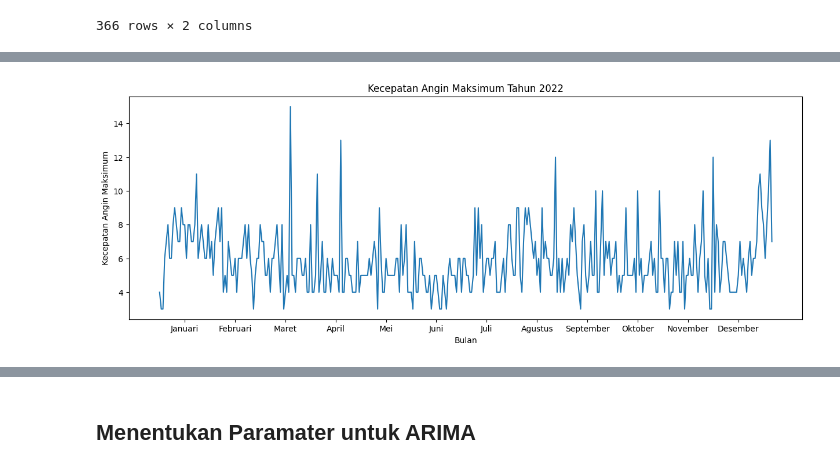
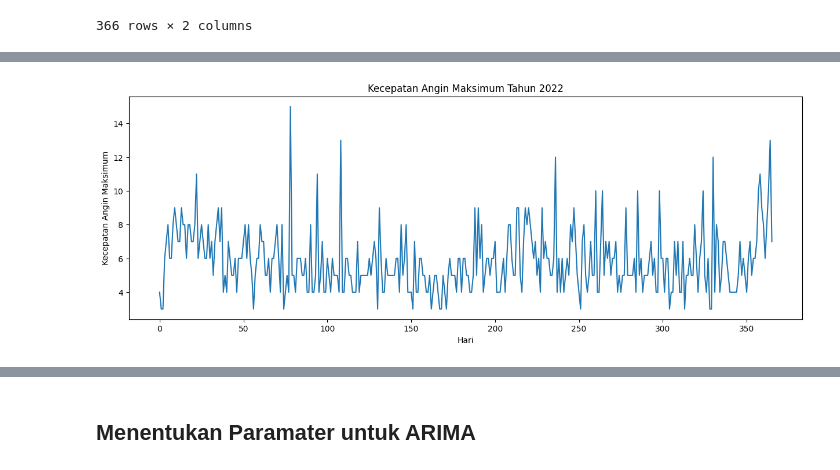
Before and after one commit to shamankares/prediksi-kecepatan-angin-TPI-ARIMA, a Jupyter notebook: Prediksi Kecepatan Angin Maksimal Tanjungpinang.ipynb, the cells around one changed output, grey strips where cells are left out. Cells and saved outputs as stored; diff of their text form; code cells hidden in the pictures.

```diff
--- a/Prediksi Kecepatan Angin Maksimal Tanjungpinang.ipynb
+++ b/Prediksi Kecepatan Angin Maksimal Tanjungpinang.ipynb
@@ -79,18 +130,12 @@ df_kecepatan_angin['tanggal'] = pd.to_datetime(df_kecepatan_angin['tanggal'], da
 # %%
 # Plot dataset
 fig, ax = plt.subplots(figsize=(15, 5))
 plt.plot(df_kecepatan_angin['kecepatan_maksimum'])
-ax.set_xticks([15, 45, 75,
-               105, 135, 165,
-               195, 225, 255,
-               285, 315, 345],
-              labels=['Januari', 'Februari', 'Maret',
-                      'April', 'Mei', 'Juni',
-                      'Juli', 'Agustus', 'September',
-                      'Oktober', 'November', 'Desember'])
-ax.set_xlabel('Bulan')
+
+ax.set_xlabel('Hari')
 ax.set_ylabel('Kecepatan Angin Maksimum')
 ax.set_title('Kecepatan Angin Maksimum Tahun 2022')
+
 plt.show()
 # %% [output]
-[figure, old version]
+[figure, new version]
```
Also changed, not shown: parts of 6 cells of this notebook.
